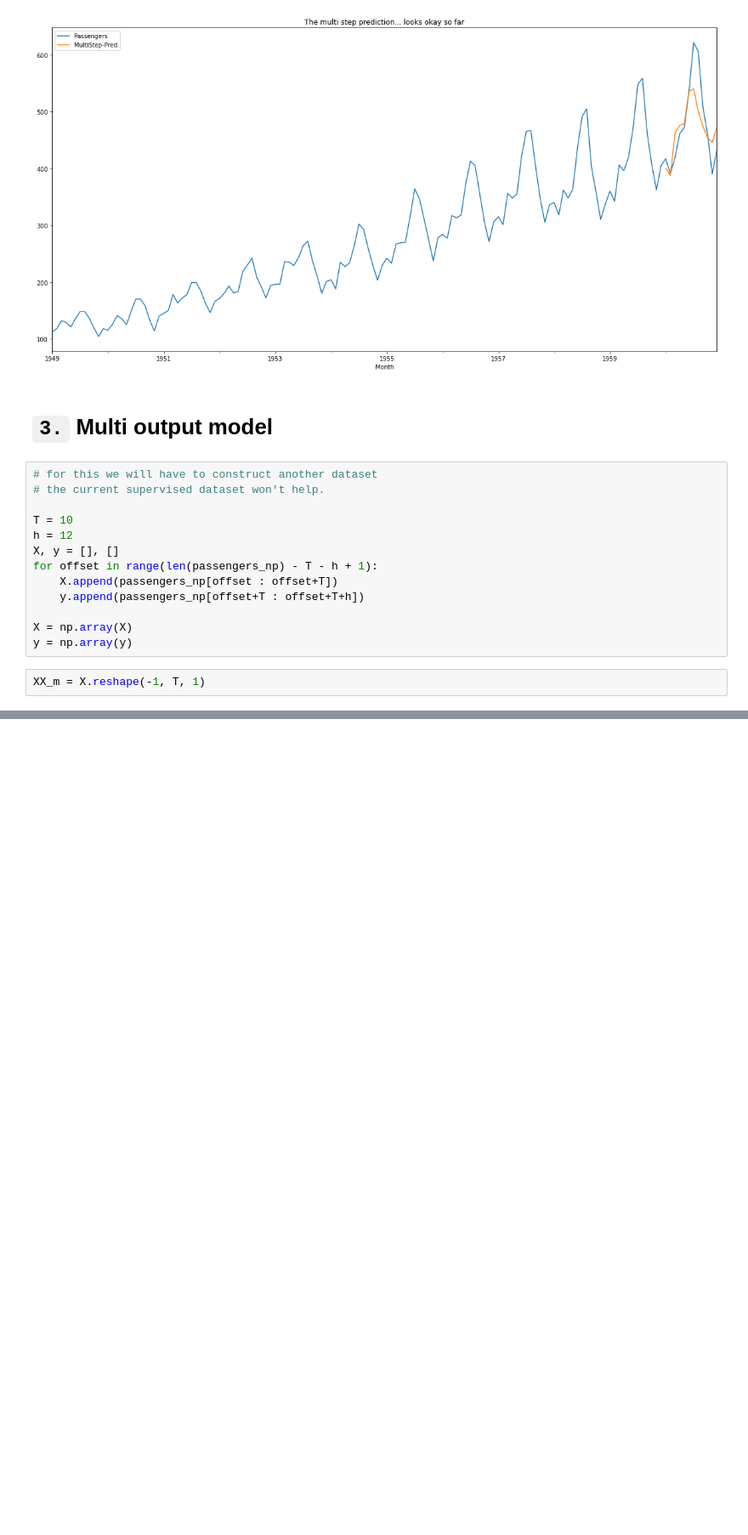
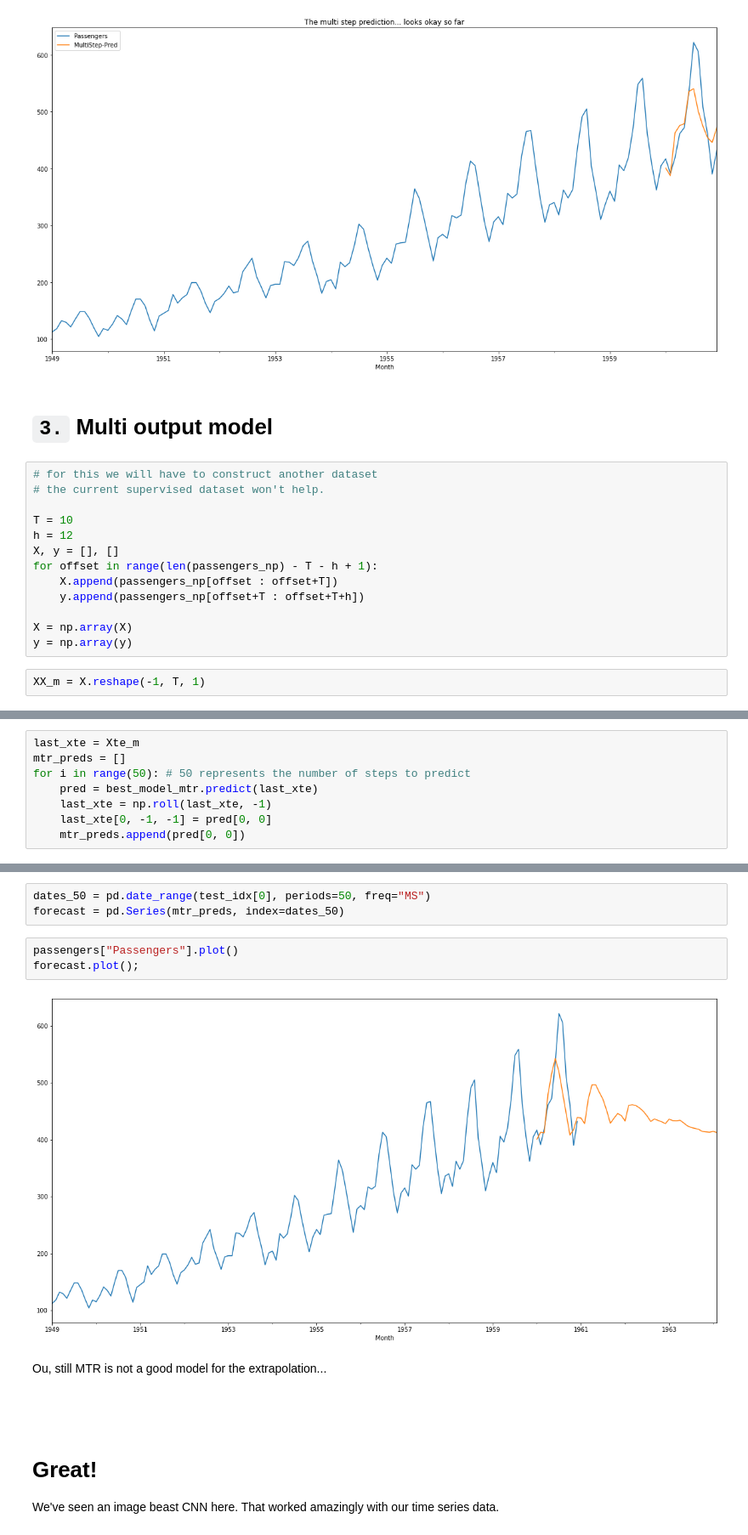
Before and after one commit to AayushSameerShah/TimeSeries-Forecasting, a Jupyter notebook: 6. CNNs an image beast/5. CNN Code.ipynb, the cells around one changed output, grey strips where cells are left out. Shown at 85% size. Drawn from its saved outputs; the diff is of its cells as text; blank space fills up the shorter version.

```diff
--- a/6. CNNs an image beast/5. CNN Code.ipynb
+++ b/6. CNNs an image beast/5. CNN Code.ipynb
@@ -405,0 +523,8 @@ Xte_m, yte_m = X[[-1]], y[[-1]]
+# %%
+last_xte = Xte_m
+mtr_preds = []
+for i in range(50): # 50 represents the number of steps to predict
+    pred = best_model_mtr.predict(last_xte)
+    last_xte = np.roll(last_xte, -1)
+    last_xte[0, -1, -1] = pred[0, 0]
+    mtr_preds.append(pred[0, 0])
@@ -405,0 +549,15 @@ Xte_m, yte_m = X[[-1]], y[[-1]]
+# %%
+dates_50 = pd.date_range(test_idx[0], periods=50, freq="MS")
+forecast = pd.Series(mtr_preds, index=dates_50)
+# %%
+passengers["Passengers"].plot()
+forecast.plot();
+# %% [output]
+[figure, added]
+# %% [markdown]
+Ou, still MTR is not a good model for the extrapolation...
+# %% [markdown]
+#
+# %% [markdown]
+# Great!
+We've seen an image beast CNN here. That worked amazingly with our time series data.
```
Also changed, not shown: parts of 31 cells of this notebook, 3 other files.
